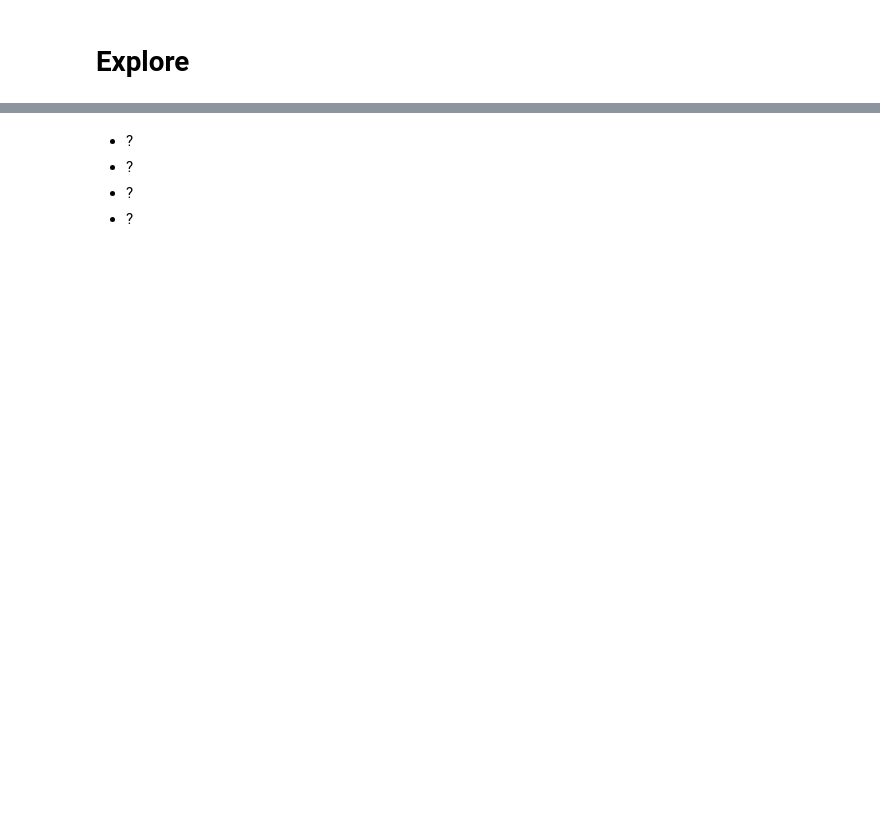
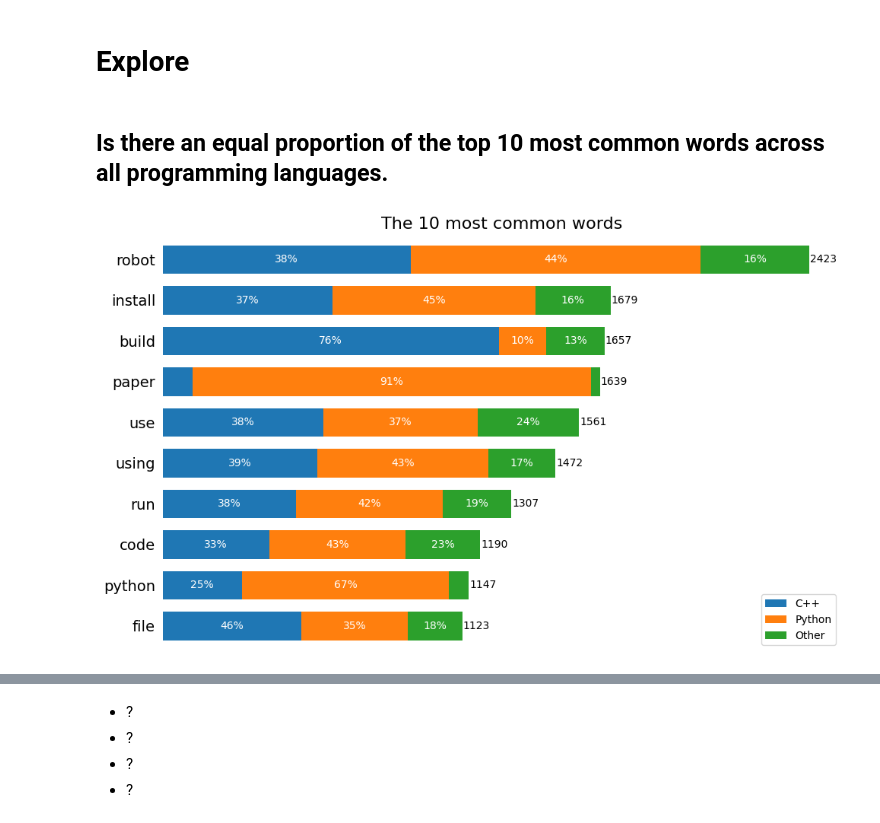
Before and after one commit to Marc-Aradillas/github_nlp_project, a Jupyter notebook: final_notebook.ipynb, the cells around one changed output, grey strips where cells are left out. Saved outputs shown, nothing was run; the diff lists cells and outputs as text; code cells hidden in the pictures; blank space fills up the shorter version.

```diff
--- a/final_notebook.ipynb
+++ b/final_notebook.ipynb
@@ -98,2 +101,13 @@ vis.plot_language_distribution(counts)
 # %% [markdown]
 # Explore
+# %%
+# Word frequencies, keeping words as the index
+# The word frequencies will be stored in the 'word_counts' variable
+word_counts = exp.word_counts(repos_df, reset_index=False)
+# %% [markdown]
+## Is there an equal proportion of the top 10 most common words across all programming languages.
+# %%
+# Plot the top 20 words using a horizontal stacked bar chart
+vis.plot_top_words(word_counts, column='all', top_n=10, figsize=(10, 6))
+# %% [output]
+[figure, added]
```
Also changed, not shown: parts of 9 cells of this notebook, 1 other file.
